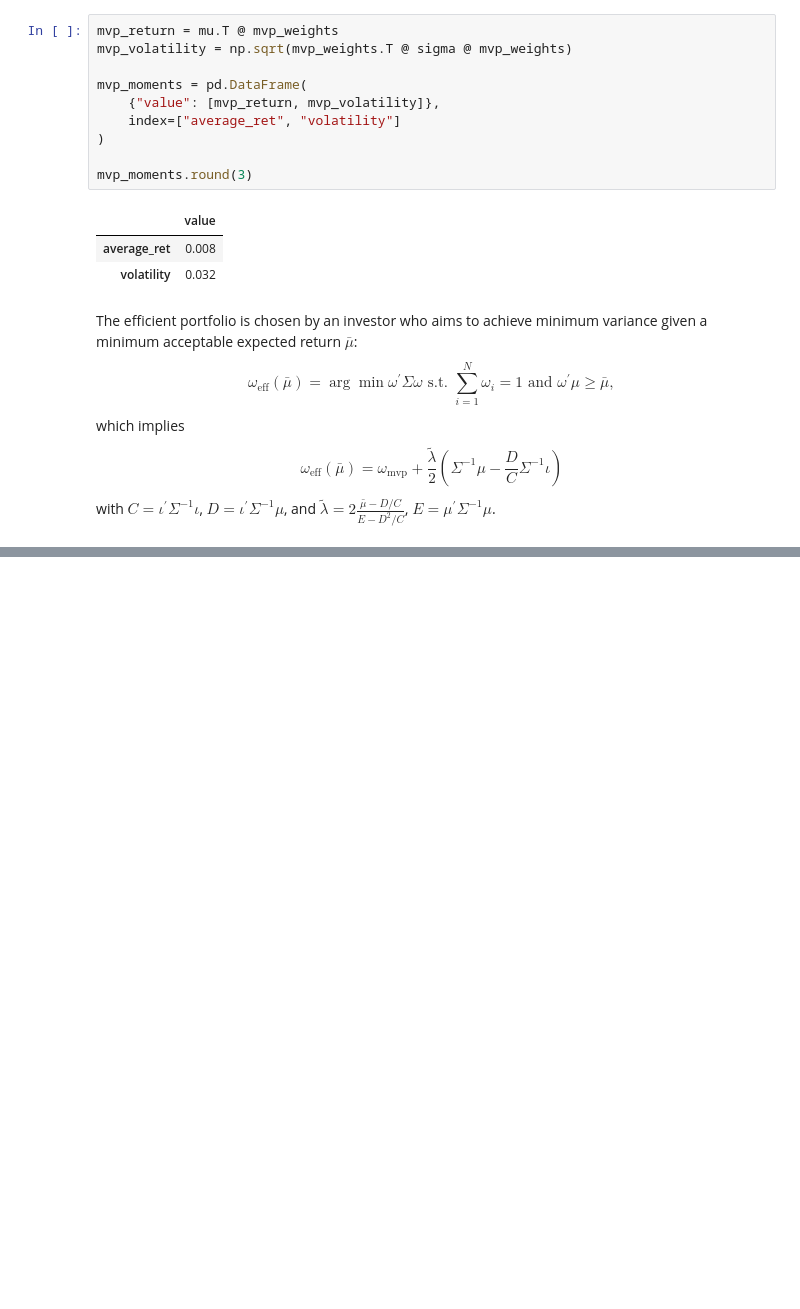
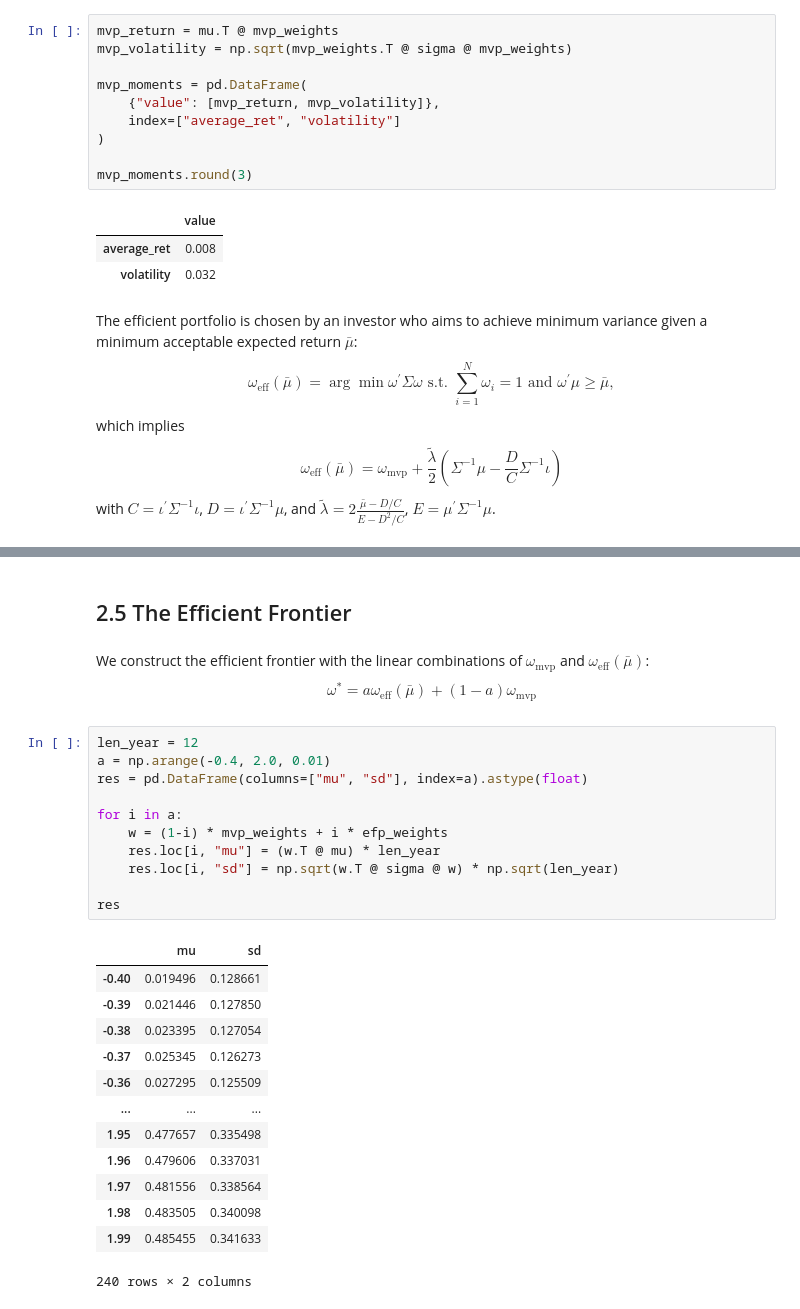
Before and after one commit to SteveXFLiu/tidyFinance, a Jupyter notebook: ch02.ipynb, the cells around one changed output, grey strips where cells are left out. Saved outputs shown, nothing was run; the diff lists cells and outputs as text; blank space fills up the shorter version.

```diff
--- a/ch02.ipynb
+++ b/ch02.ipynb
@@ -644,0 +648,32 @@ efp_moments.round(3)
+# %% [markdown]
+## 2.5 The Efficient Frontier
+# %% [markdown]
+We construct the efficient frontier with the linear combinations of $\omega_{\text{mvp}}$ and $\omega_{\text{eff}}\left(\bar\mu\right)$:
+$$
+\omega^* = a\omega_{\text{eff}}\left(\bar\mu\right) + \left(1-a\right)\omega_{\text{mvp}}
+$$
+# %%
+len_year = 12
+a = np.arange(-0.4, 2.0, 0.01)
+res = pd.DataFrame(columns=["mu", "sd"], index=a).astype(float)
+
+for i in a:
+    w = (1-i) * mvp_weights + i * efp_weights
+    res.loc[i, "mu"] = (w.T @ mu) * len_year
+    res.loc[i, "sd"] = np.sqrt(w.T @ sigma @ w) * np.sqrt(len_year)
+
+res
+# %% [output]
+|  | mu | sd |
+| -0.40 | 0.019496 | 0.128661 |
+| -0.39 | 0.021446 | 0.127850 |
+| -0.38 | 0.023395 | 0.127054 |
+| -0.37 | 0.025345 | 0.126273 |
+| -0.36 | 0.027295 | 0.125509 |
+| ... | ... | ... |
+| 1.95 | 0.477657 | 0.335498 |
+| 1.96 | 0.479606 | 0.337031 |
+| 1.97 | 0.481556 | 0.338564 |
+| 1.98 | 0.483505 | 0.340098 |
+| 1.99 | 0.485455 | 0.341633 |
+240 rows × 2 columns
```
Also changed, not shown: parts of 19 cells of this notebook.
